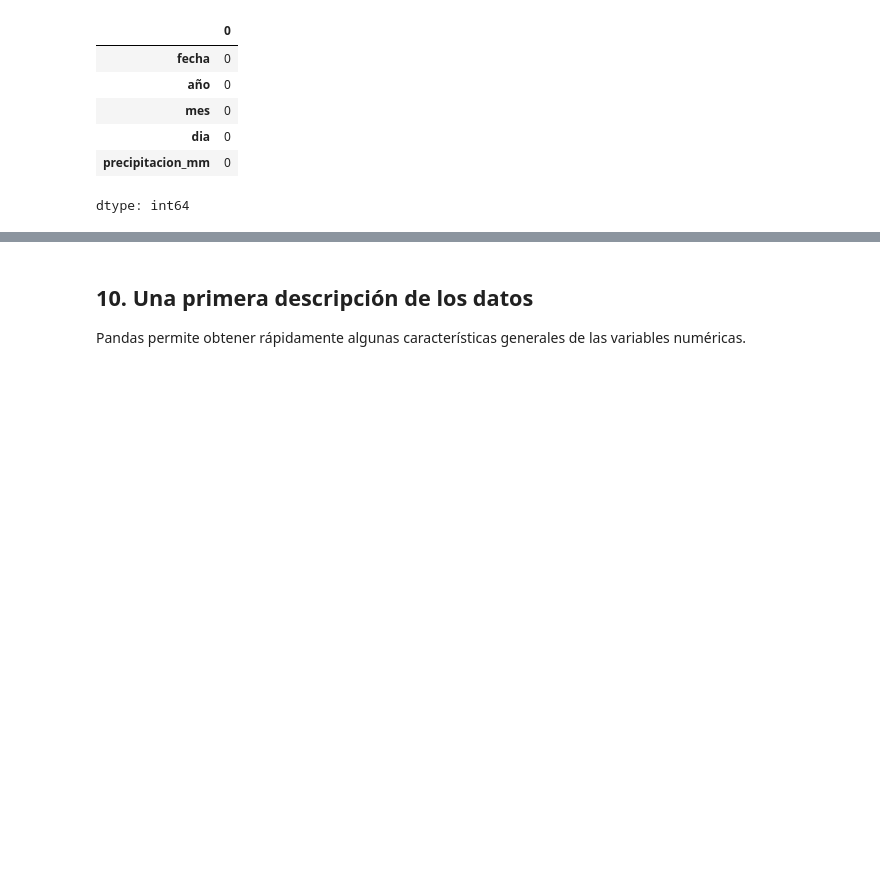
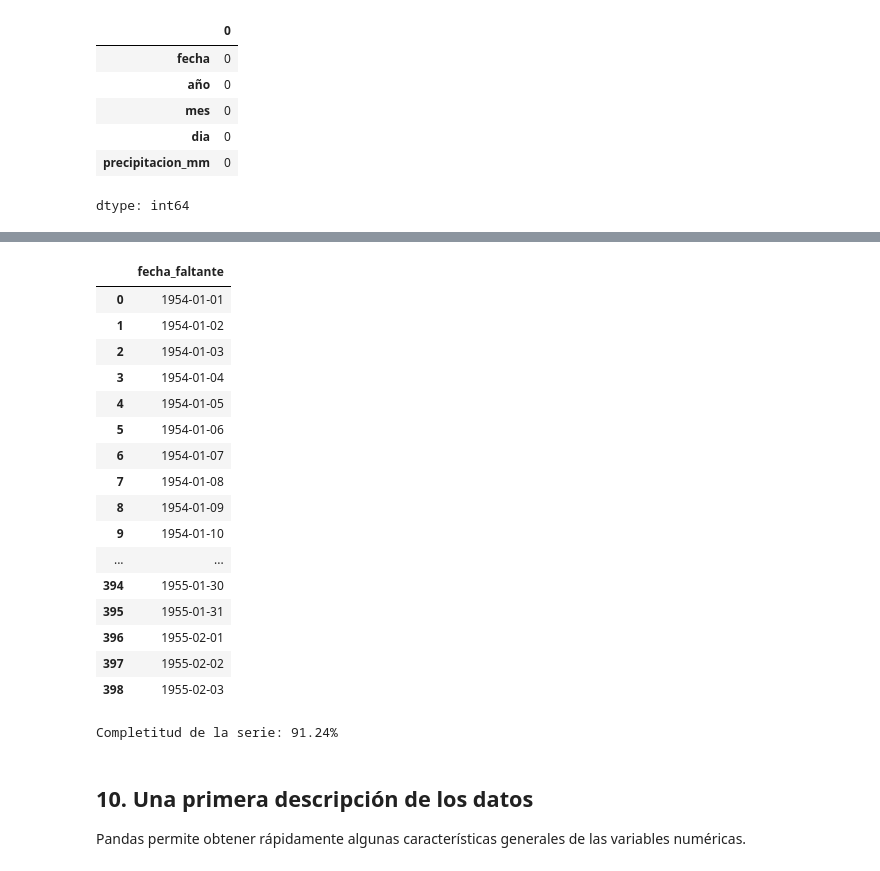
Before and after one commit to paulmunozpauta/Curso_Introduccion_Ciencia_Datos, a Jupyter notebook: Notebooks/M02_Preparacion_Datos.ipynb, the cells around one changed output, grey strips where cells are left out. Cells and saved outputs as stored; diff of their text form; code cells hidden in the pictures; blank space fills up the shorter version.

```diff
--- a/Notebooks/M02_Preparacion_Datos.ipynb
+++ b/Notebooks/M02_Preparacion_Datos.ipynb
@@ -266,0 +275,12 @@ dtype: int64
+# %%
+# Crear una serie con todas las fechas que deberían existir
+fechas_esperadas = pd.date_range(
+    start=datos["fecha"].min(),
+    end=datos["fecha"].max(),
+    freq="D"
+)
+
+# Identificar fechas que no están presentes en los datos
+fechas_faltantes = fechas_esperadas.difference(datos["fecha"])
+
+print("Número de fechas faltantes:", len(fechas_faltantes))
@@ -266,0 +301,25 @@ dtype: int64
+# %%
+pd.set_option("display.max_rows", None)
+fechas_faltantes_df = pd.DataFrame({
+    "fecha_faltante": fechas_faltantes
+})
+
+fechas_faltantes_df
+# %% [output]
+|  | fecha_faltante |
+| 0 | 1954-01-01 |
+| 1 | 1954-01-02 |
+| 2 | 1954-01-03 |
+| 3 | 1954-01-04 |
+| 4 | 1954-01-05 |
+| 5 | 1954-01-06 |
+| 6 | 1954-01-07 |
+| 7 | 1954-01-08 |
+| 8 | 1954-01-09 |
+| 9 | 1954-01-10 |
+| ... | ... |
+| 394 | 1955-01-30 |
+| 395 | 1955-01-31 |
+| 396 | 1955-02-01 |
+| 397 | 1955-02-02 |
+| 398 | 1955-02-03 |
@@ -267,3 +328,12 @@ dtype: int64
+# %%
+# Porcentaje de completitud de la serie
+completitud = (
+    len(datos) / len(fechas_esperadas)
+) * 100
+
+print(f"Completitud de la serie: {completitud:.2f}%")
+# %% [output]
+Completitud de la serie: 91.24%
 # %% [markdown]
 ## 10. Una primera descripción de los datos
 
```
Also changed, not shown: parts of 7 cells of this notebook.
